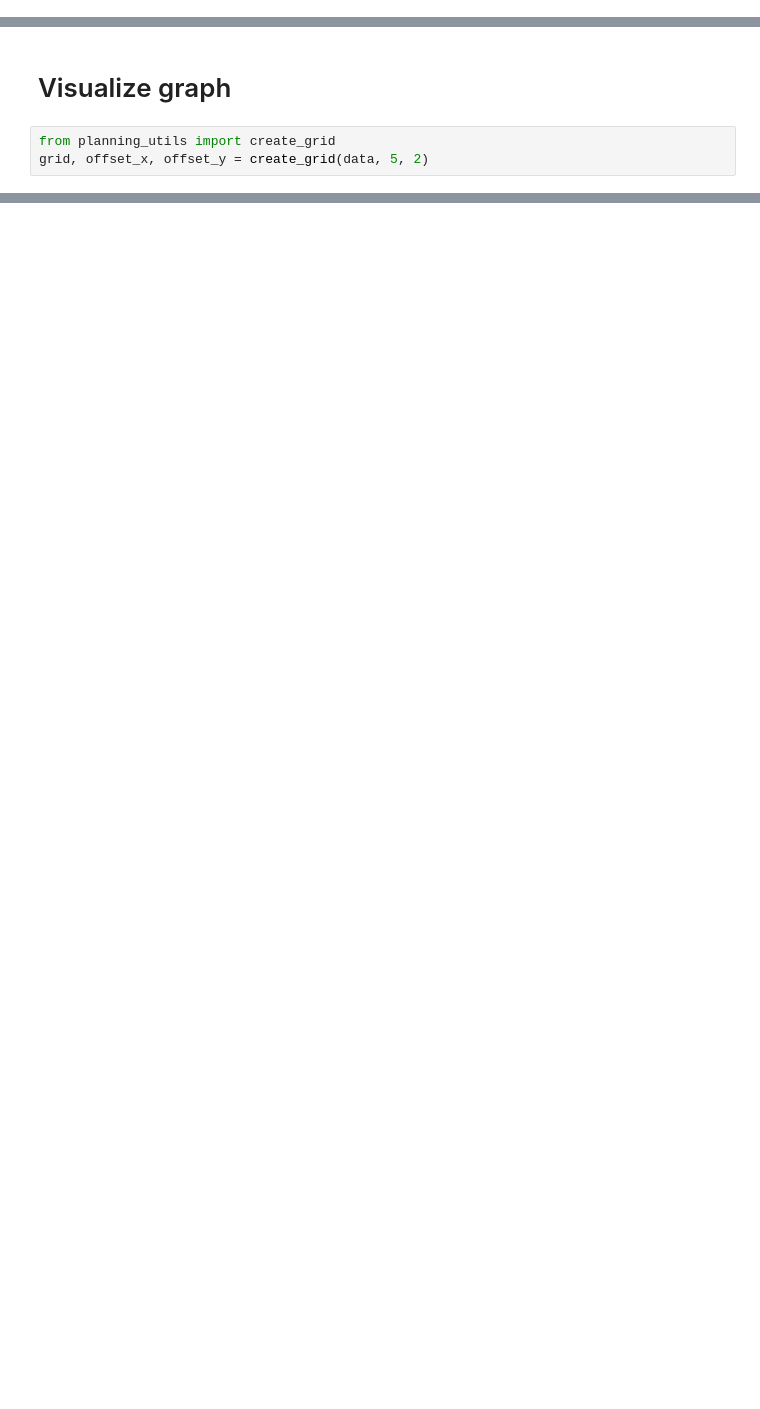
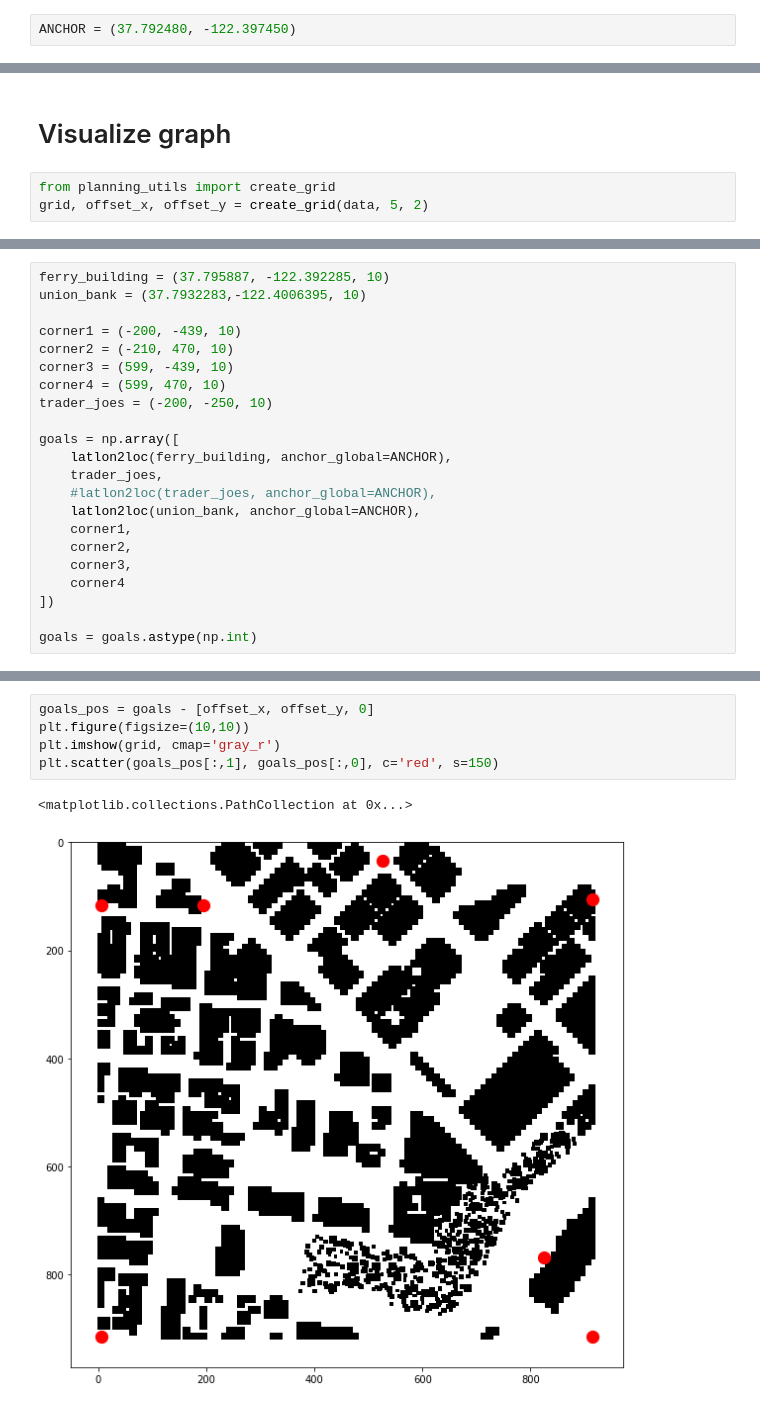
Before and after one commit to tomek-l/FCND-Motion-Planning, a Jupyter notebook: Planning Pipeline.ipynb, the cells around one changed output, grey strips where cells are left out. Saved outputs shown, nothing was run; the diff lists cells and outputs as text; blank space fills up the shorter version.

```diff
--- a/Planning Pipeline.ipynb
+++ b/Planning Pipeline.ipynb
@@ -14,0 +12,2 @@ goal = (-141,255,10)
+# %%
+ANCHOR = (37.792480, -122.397450)
@@ -220,0 +268,22 @@ array([[  30,  -18,    5],
+# %%
+ferry_building = (37.795887, -122.392285, 10)
+union_bank = (37.7932283,-122.4006395, 10)
+
+corner1 = (-200, -439, 10)
+corner2 = (-210, 470, 10)
+corner3 = (599, -439, 10)
+corner4 = (599, 470, 10)
+trader_joes = (-200, -250, 10)
+
+goals = np.array([
+    latlon2loc(ferry_building, anchor_global=ANCHOR),
+    trader_joes,
+    #latlon2loc(trader_joes, anchor_global=ANCHOR),
+    latlon2loc(union_bank, anchor_global=ANCHOR),
+    corner1,
+    corner2,
+    corner3,
+    corner4
+])
+
+goals = goals.astype(np.int)
@@ -220,0 +296,8 @@ array([[  30,  -18,    5],
+# %%
+goals_pos = goals - [offset_x, offset_y, 0]
+plt.figure(figsize=(10,10))
+plt.imshow(grid, cmap='gray_r')
+plt.scatter(goals_pos[:,1], goals_pos[:,0], c='red', s=150)
+# %% [output]
+<matplotlib.collections.PathCollection at 0x...>
+[figure, added]
```
Also changed, not shown: parts of 29 cells of this notebook, 1 other file.
